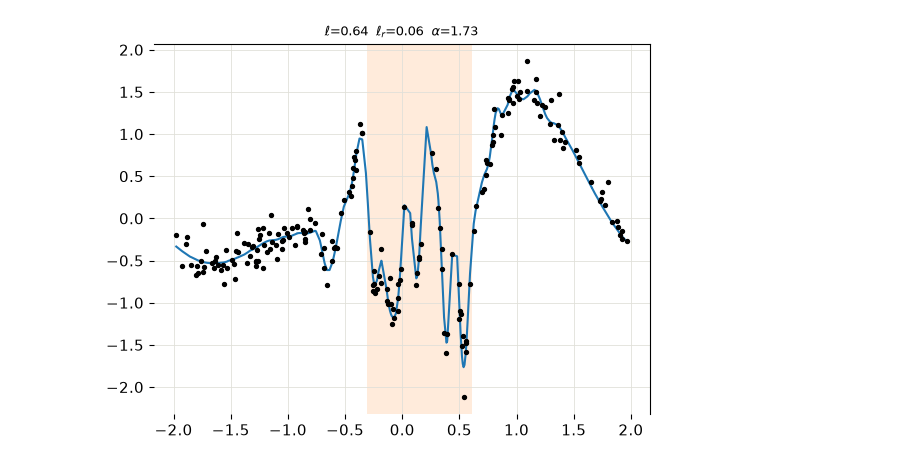
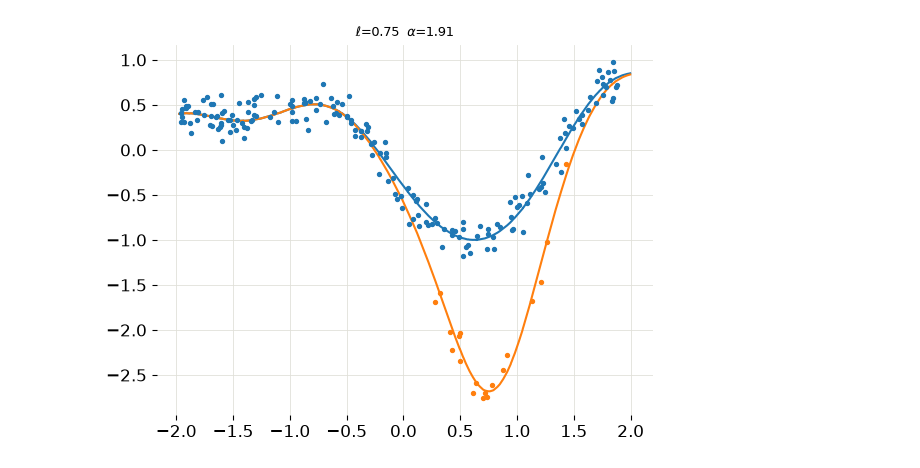
Before and after one commit to callum-kl/non-parametric-pro, a Jupyter notebook: notebooks/synthetic.ipynb, the cells around one changed output. Cells and saved outputs as stored; diff of their text form; code cells hidden in the pictures.

```diff
--- a/notebooks/synthetic.ipynb
+++ b/notebooks/synthetic.ipynb
@@ -1,3 +33,15 @@
+# %%
+from non_parametric_pro.data.synthetic.block_outliers import BLOCK_OUTLIERS_KWARGS, make_block_outlier_instance, plot_block_outlier_case
+from non_parametric_pro.data.synthetic.heteroskedastic import HETEROSKEDASTIC_KWARGS, make_heteroskedastic_instance, plot_heteroskedastic_case
+from non_parametric_pro.data.synthetic.multimodal import MULTIMODAL_KWARGS, make_multimodal_instance, plot_multimodal_case
+from non_parametric_pro.data.synthetic.well_specified import WELL_SPECIFIED_KWARGS, make_well_specified_instance, plot_well_specified_case
+
+DATASET_SOURCES = {
+    "block_outliers": (make_block_outlier_instance, plot_block_outlier_case, BLOCK_OUTLIERS_KWARGS),
+    "heteroskedastic": (make_heteroskedastic_instance, plot_heteroskedastic_case, HETEROSKEDASTIC_KWARGS),
+    "multimodal": (make_multimodal_instance, plot_multimodal_case, MULTIMODAL_KWARGS),
+    "well_specified": (make_well_specified_instance, plot_well_specified_case, WELL_SPECIFIED_KWARGS),
+}
 # %%
 import jax
 import jax.numpy as jnp
@@ -83,19 +74,23 @@ def _plot_regime_switch_case(ax, data):
 # %%
-key = jr.PRNGKey(4)
+key = jr.PRNGKey(SEED)
+instance_keys = jr.split(key, num=20)
+instance_key = instance_keys[INSTANCE]
 
-example = make_regime_switch_instance(key, num_regions=1, ell_range=[0.5, 1.0], noise_std_frac=0.1, roughness_factor=10, n=300)
+make_instance, plot_case, dataset_kwarg_names = DATASET_SOURCES[DATASET]
+dataset_kwargs = {k: v for k, v in DATASET_KWARGS.items() if k in dataset_kwarg_names}
+example = make_instance(instance_key, **dataset_kwargs)
 
 x_train, y_train = example.x_train, example.y_train
 x_test, y_test = example.x_test, example.y_test
 
 idx = np.argsort(x_test.squeeze())
 x_test = x_test[idx]
 y_test = y_test[idx]
 
 fig, ax = plt.subplots()
-_plot_regime_switch_case(ax, example)
+plot_case(ax, example)
 # %% [output]
-[figure, old version]
+[figure, new version]
 # %%
 D = x_train.shape[1]
 
```
Also changed, not shown: parts of 18 cells of this notebook, 40 other files.
